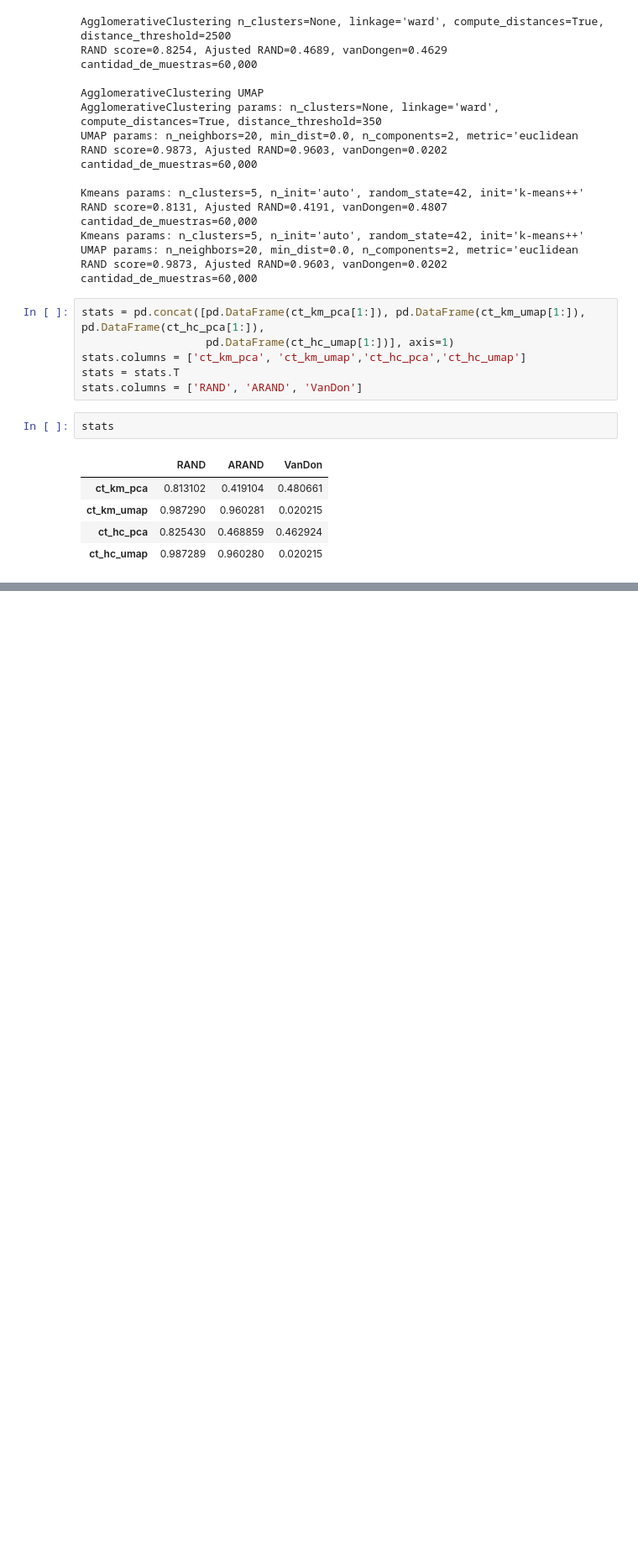
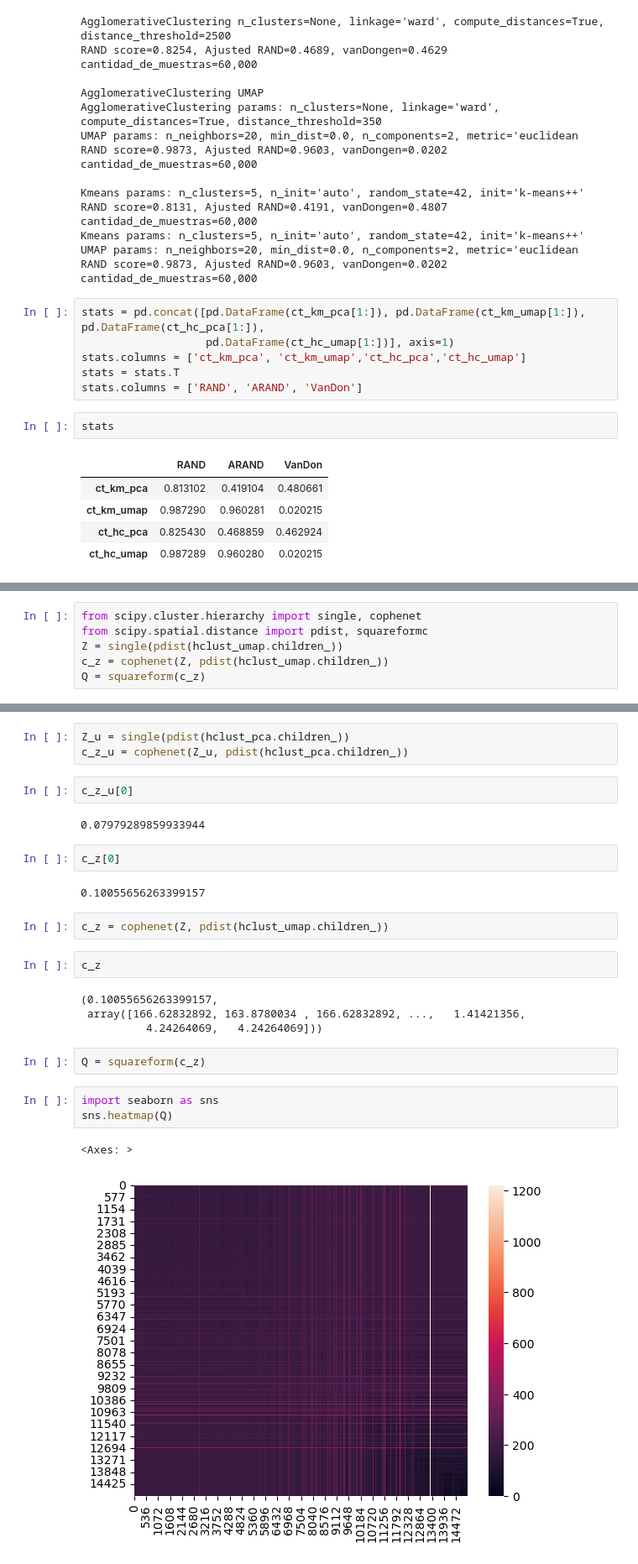
Before and after one commit to Ignacio-Ibarra/unsupervised-rice-image-segmentation, a Jupyter notebook: hierachical_clust.ipynb, the cells around one changed output, grey strips where cells are left out. Shown at 84% size. Cells and saved outputs as stored; diff of their text form; blank space fills up the shorter version.

```diff
--- a/hierachical_clust.ipynb
+++ b/hierachical_clust.ipynb
@@ -257,0 +335,6 @@ mx_umap = dendro(hclust_umap, color_threshold=350)
+# %%
+from scipy.cluster.hierarchy import single, cophenet
+from scipy.spatial.distance import pdist, squareformc
+Z = single(pdist(hclust_umap.children_))
+c_z = cophenet(Z, pdist(hclust_umap.children_))
+Q = squareform(c_z)
@@ -257,0 +349,27 @@ mx_umap = dendro(hclust_umap, color_threshold=350)
+# %%
+Z_u = single(pdist(hclust_pca.children_))
+c_z_u = cophenet(Z_u, pdist(hclust_pca.children_))
+# %%
+c_z_u[0]
+# %% [output]
+0.07979289859933944
+# %%
+c_z[0]
+# %% [output]
+0.10055656263399157
+# %%
+c_z = cophenet(Z, pdist(hclust_umap.children_))
+# %%
+c_z
+# %% [output]
+(0.10055656263399157,
+ array([166.62832892, 163.8780034 , 166.62832892, ...,   1.41421356,
+          4.24264069,   4.24264069]))
+# %%
+Q = squareform(c_z)
+# %%
+import seaborn as sns
+sns.heatmap(Q)
+# %% [output]
+<Axes: >
+[figure, added]
```
Also changed, not shown: parts of 16 cells of this notebook.
